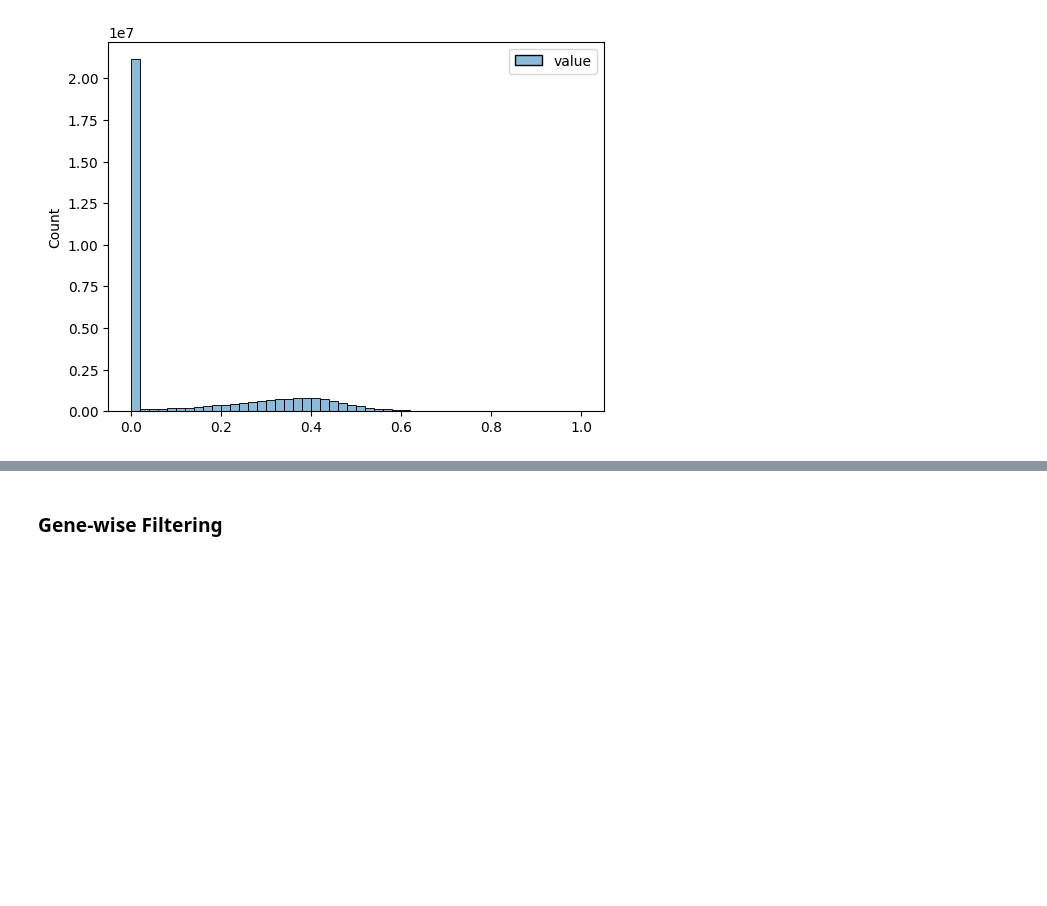
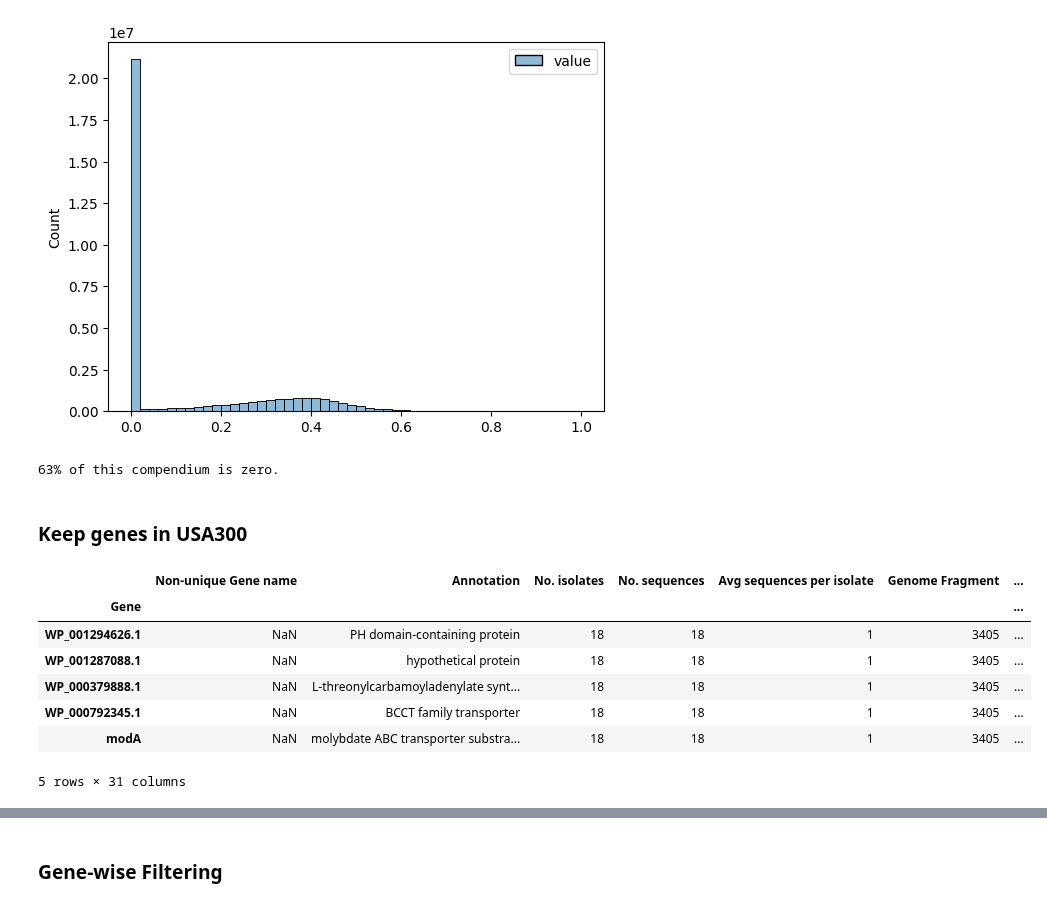
Before and after one commit to georgiadoing/seqADAGE, a Jupyter notebook: Py/muk_transfer_learning/filtering/Mukundan_sa_filt.ipynb, the cells around one changed output, grey strips where cells are left out. Saved outputs shown, nothing was run; the diff lists cells and outputs as text; code cells hidden in the pictures; blank space fills up the shorter version.

```diff
--- a/Py/muk_transfer_learning/filtering/Mukundan_sa_filt.ipynb
+++ b/Py/muk_transfer_learning/filtering/Mukundan_sa_filt.ipynb
@@ -85,3 +73,23 @@ There are 8961 genes (features) and 3737 samples
 fig = sns.histplot(pd.melt(all_comp), bins = 50)
 # %% [output]
 [figure]
+# %%
+# That's a lot of zeroes.. what percent?
+print(f"{int(((all_comp == 0).sum().sum() / all_comp.size) * 100)}% of this compendium is zero.")
+# %% [output]
+63% of this compendium is zero.
+# %% [markdown]
+### Keep genes in USA300
+# %%
+# Load in gene presence tables
+gpa = pd.read_csv('/content/drive/My Drive/Comp-Bio-Projs-S26/data/muk-in-use/sa_gene_presence_absence.csv', index_col = 0)
+gpa.head()
+# %% [output]
+|  | Non-unique Gene name | Annotation | No. isolates | No. sequences | Avg sequences per isolate | Genome Fragment | ... |
+| Gene |  |  |  |  |  |  | ... |
+| WP_001294626.1 | NaN | PH domain-containing protein | 18 | 18 | 1 | 3405 | ... |
+| WP_001287088.1 | NaN | hypothetical protein | 18 | 18 | 1 | 3405 | ... |
+| WP_000379888.1 | NaN | L-threonylcarbamoyladenylate synt... | 18 | 18 | 1 | 3405 | ... |
+| WP_000792345.1 | NaN | BCCT family transporter | 18 | 18 | 1 | 3405 | ... |
+| modA | NaN | molybdate ABC transporter substra... | 18 | 18 | 1 | 3405 | ... |
+5 rows × 31 columns
```
Also changed, not shown: parts of 10 cells of this notebook.
